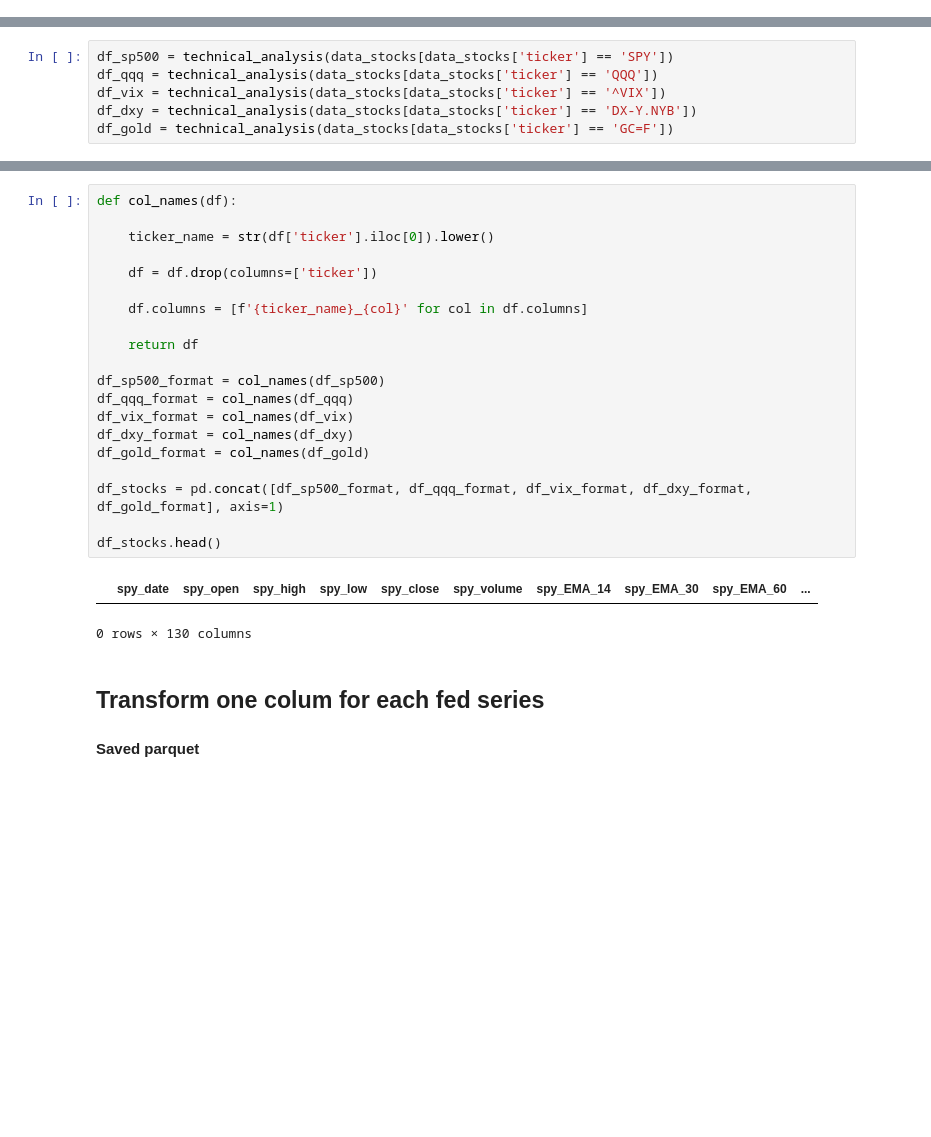
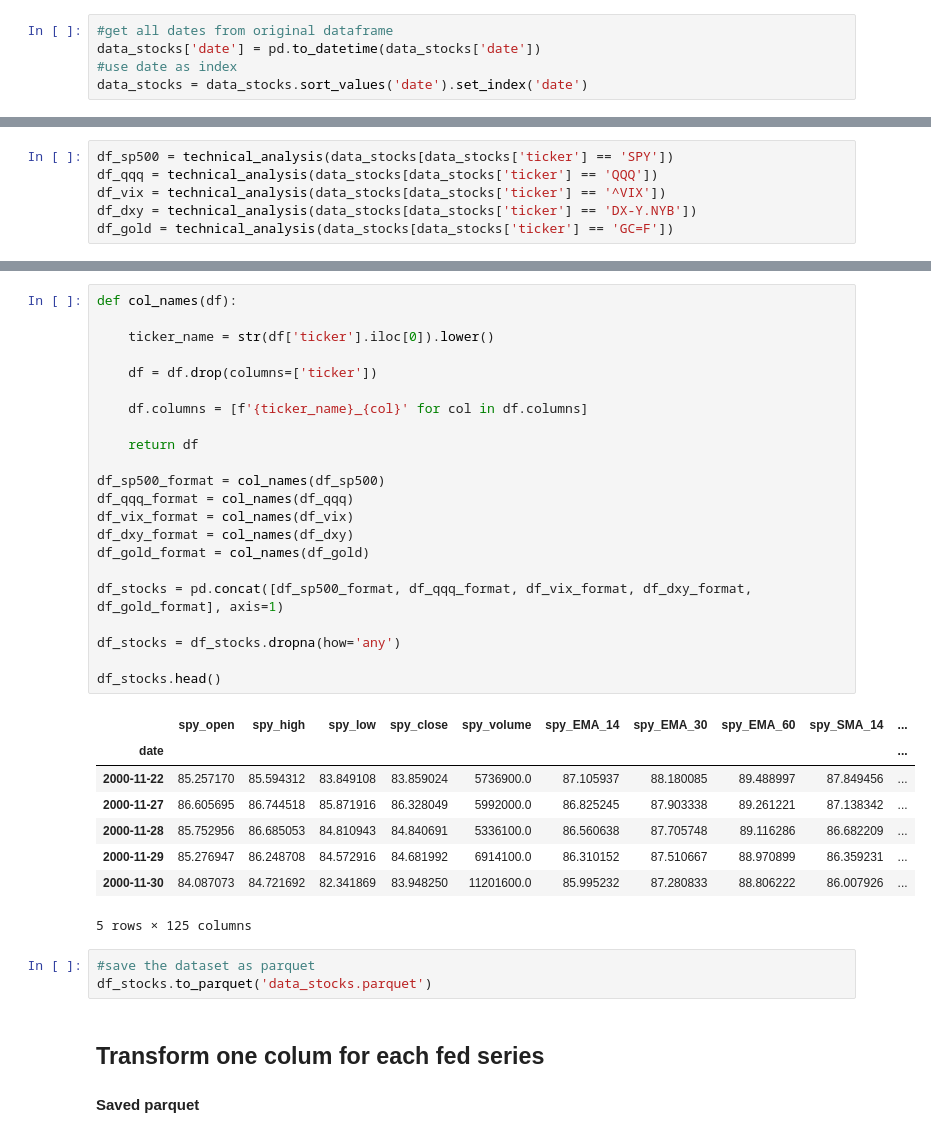
Before and after one commit to iagorivadulla/Market-Regime-ML-Meta-Labeling-System, a Jupyter notebook: data/interim/testing.ipynb, the cells around one changed output, grey strips where cells are left out. Cells and saved outputs as stored; diff of their text form; blank space fills up the shorter version.

Commit message:
data stocks saved

```diff
--- a/data/interim/testing.ipynb
+++ b/data/interim/testing.ipynb
@@ -37,6 +38,11 @@ Data columns (total 7 columns):
  6   volume  44603 non-null  int64
 dtypes: float64(4), int64(1), str(2)
 memory usage: 3.7 MB
+# %%
+#get all dates from original dataframe
+data_stocks['date'] = pd.to_datetime(data_stocks['date'])
+#use date as index
+data_stocks = data_stocks.sort_values('date').set_index('date')
 # %%
 data_stocks['ticker'].unique()
 # %% [output]
@@ -101,26 +108,37 @@ df_dxy.head()
 # %%
 def col_names(df):
 
     ticker_name = str(df['ticker'].iloc[0]).lower()
 
     df = df.drop(columns=['ticker'])
 
     df.columns = [f'{ticker_name}_{col}' for col in df.columns]
 
     return df
 
 df_sp500_format = col_names(df_sp500)
 df_qqq_format = col_names(df_qqq)
 df_vix_format = col_names(df_vix)
 df_dxy_format = col_names(df_dxy)
 df_gold_format = col_names(df_gold)
 
 df_stocks = pd.concat([df_sp500_format, df_qqq_format, df_vix_format, df_dxy_format, df_gold_format], axis=1)
 
+df_stocks = df_stocks.dropna(how='any')
+
 df_stocks.head()
 # %% [output]
-|  | spy_date | spy_open | spy_high | spy_low | spy_close | spy_volume | spy_EMA_14 | spy_EMA_30 | spy_EMA_60 | ... |
+|  | spy_open | spy_high | spy_low | spy_close | spy_volume | spy_EMA_14 | spy_EMA_30 | spy_EMA_60 | spy_SMA_14 | ... |
+| date |  |  |  |  |  |  |  |  |  | ... |
+| 2000-11-22 | 85.257170 | 85.594312 | 83.849108 | 83.859024 | 5736900.0 | 87.105937 | 88.180085 | 89.488997 | 87.849456 | ... |
+| 2000-11-27 | 86.605695 | 86.744518 | 85.871916 | 86.328049 | 5992000.0 | 86.825245 | 87.903338 | 89.261221 | 87.138342 | ... |
+| 2000-11-28 | 85.752956 | 86.685053 | 84.810943 | 84.840691 | 5336100.0 | 86.560638 | 87.705748 | 89.116286 | 86.682209 | ... |
+| 2000-11-29 | 85.276947 | 86.248708 | 84.572916 | 84.681992 | 6914100.0 | 86.310152 | 87.510667 | 88.970899 | 86.359231 | ... |
+| 2000-11-30 | 84.087073 | 84.721692 | 82.341869 | 83.948250 | 11201600.0 | 85.995232 | 87.280833 | 88.806222 | 86.007926 | ... |
-0 rows × 130 columns
+5 rows × 125 columns
+# %%
+#save the dataset as parquet
+df_stocks.to_parquet('data_stocks.parquet')
 # %% [markdown]
 ## Transform one colum for each fed series
 #### Saved parquet
```
Also changed, not shown: parts of 3 cells of this notebook, 1 other file.
